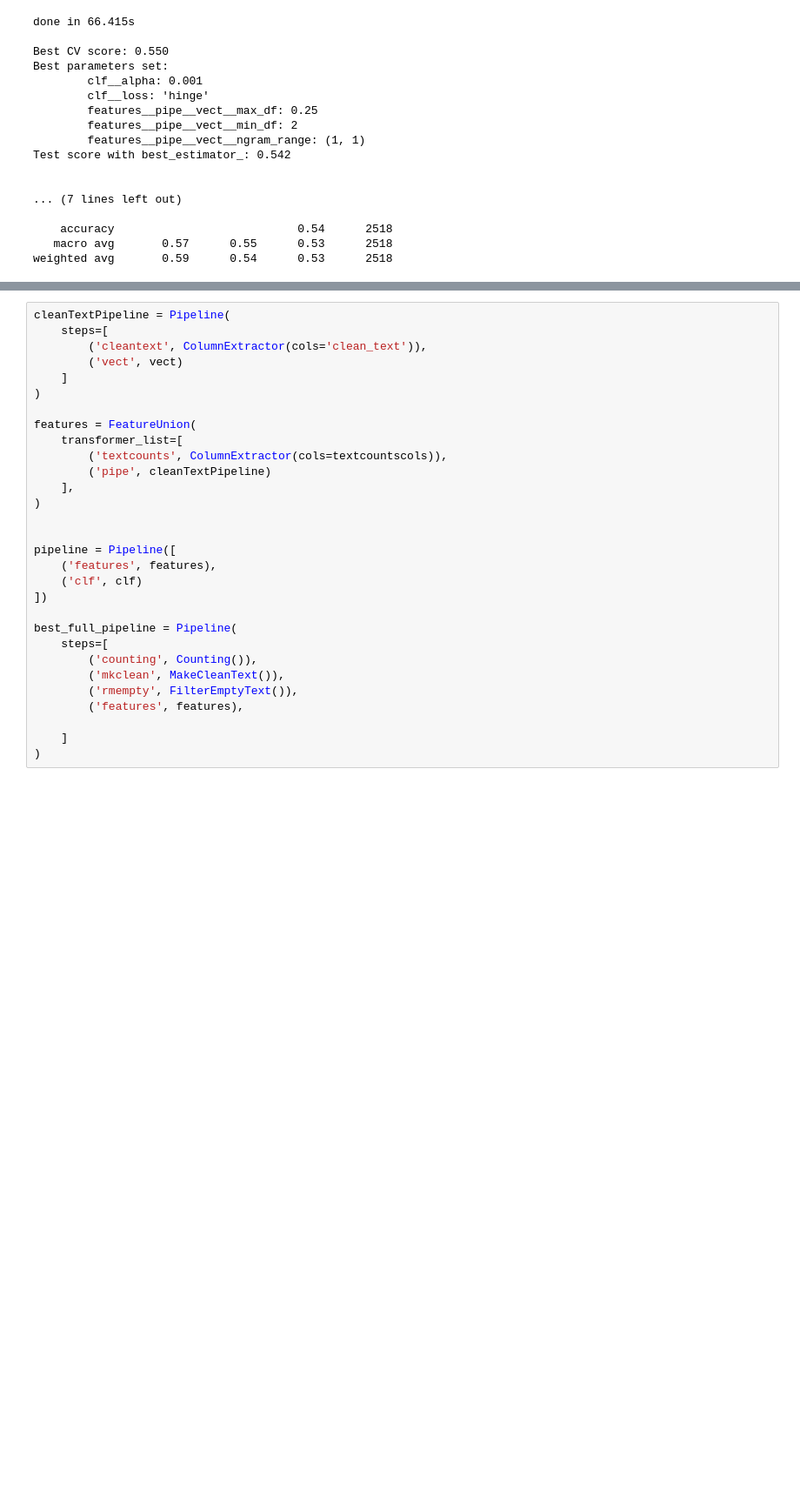
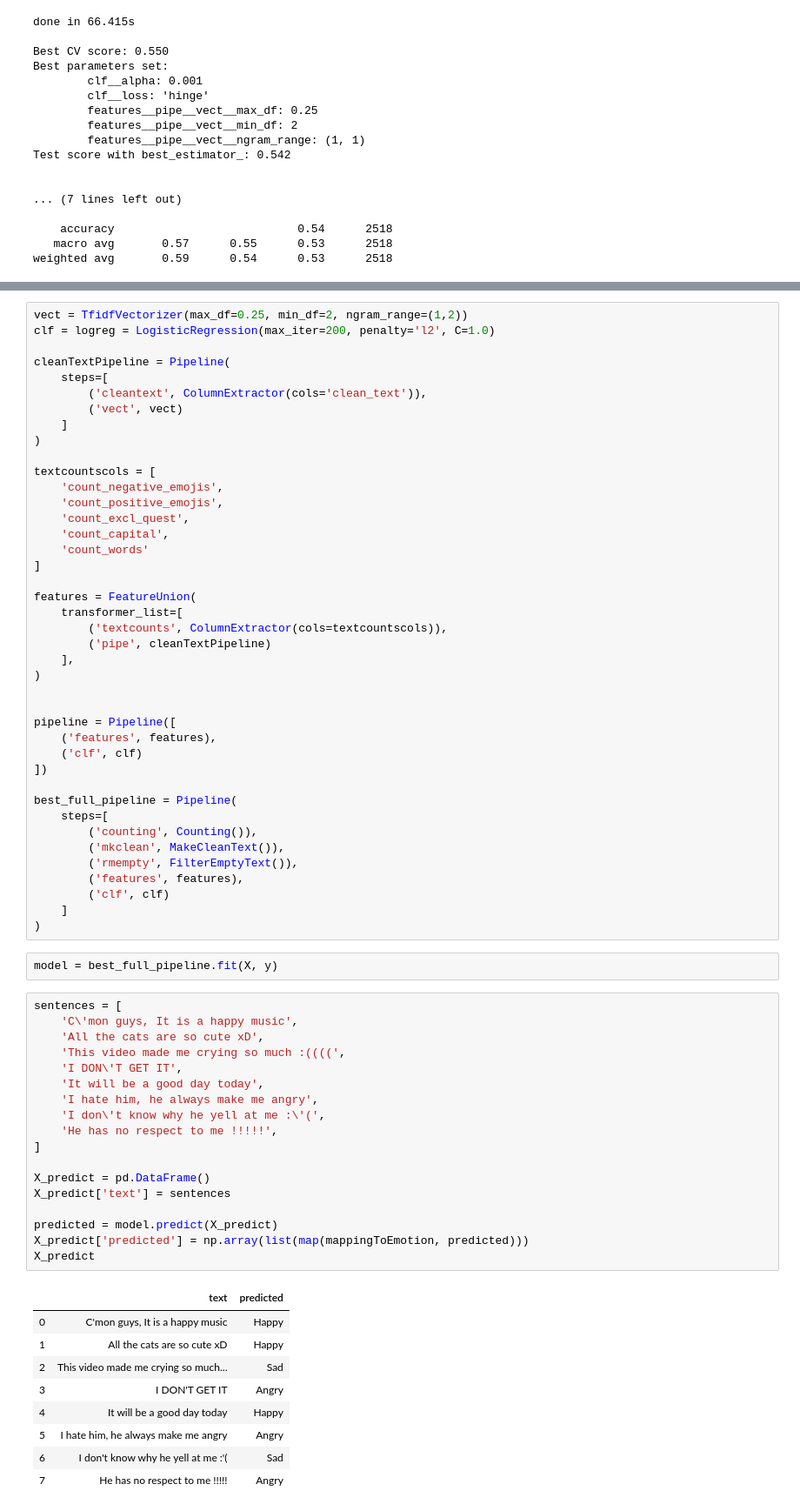
Before and after one commit to nghiaplt/DataScienceFinalProject, a Jupyter notebook: model1.ipynb, the cells around one changed output, grey strips where cells are left out. Shown at 87% size. Cells and saved outputs as stored; diff of their text form; blank space fills up the shorter version.

Commit message:
Add build full pipeline with test prediction

```diff
--- a/model1.ipynb
+++ b/model1.ipynb
@@ -735,10 +737,21 @@ Ta có thể thấy 2 model `logreg_countvect` và `logreg_tfidf` có performanc
 # %%
+vect = TfidfVectorizer(max_df=0.25, min_df=2, ngram_range=(1,2))
+clf = logreg = LogisticRegression(max_iter=200, penalty='l2', C=1.0)
+
 cleanTextPipeline = Pipeline(
     steps=[
         ('cleantext', ColumnExtractor(cols='clean_text')),
         ('vect', vect)
     ]
 )
+
+textcountscols = [
+    'count_negative_emojis',
+    'count_positive_emojis',
+    'count_excl_quest',
+    'count_capital',
+    'count_words'
+]
 
 features = FeatureUnion(
     transformer_list=[
@@ -759,6 +772,36 @@ best_full_pipeline = Pipeline(
         ('mkclean', MakeCleanText()),
         ('rmempty', FilterEmptyText()),
         ('features', features),
-
+        ('clf', clf)
     ]
 )
+# %%
+model = best_full_pipeline.fit(X, y)
+# %%
+sentences = [
+    'C\'mon guys, It is a happy music',
+    'All the cats are so cute xD',
+    'This video made me crying so much :((((',
+    'I DON\'T GET IT',
+    'It will be a good day today',
+    'I hate him, he always make me angry',
+    'I don\'t know why he yell at me :\'(',
+    'He has no respect to me !!!!!',
+]
+
+X_predict = pd.DataFrame()
+X_predict['text'] = sentences
+
+predicted = model.predict(X_predict)
+X_predict['predicted'] = np.array(list(map(mappingToEmotion, predicted)))
+X_predict
+# %% [output]
+|  | text | predicted |
+| 0 | C'mon guys, It is a happy music | Happy |
+| 1 | All the cats are so cute xD | Happy |
+| 2 | This video made me crying so much... | Sad |
+| 3 | I DON'T GET IT | Angry |
+| 4 | It will be a good day today | Happy |
+| 5 | I hate him, he always make me angry | Angry |
+| 6 | I don't know why he yell at me :'( | Sad |
+| 7 | He has no respect to me !!!!! | Angry |
```
Also changed, not shown: parts of 2 cells of this notebook.
